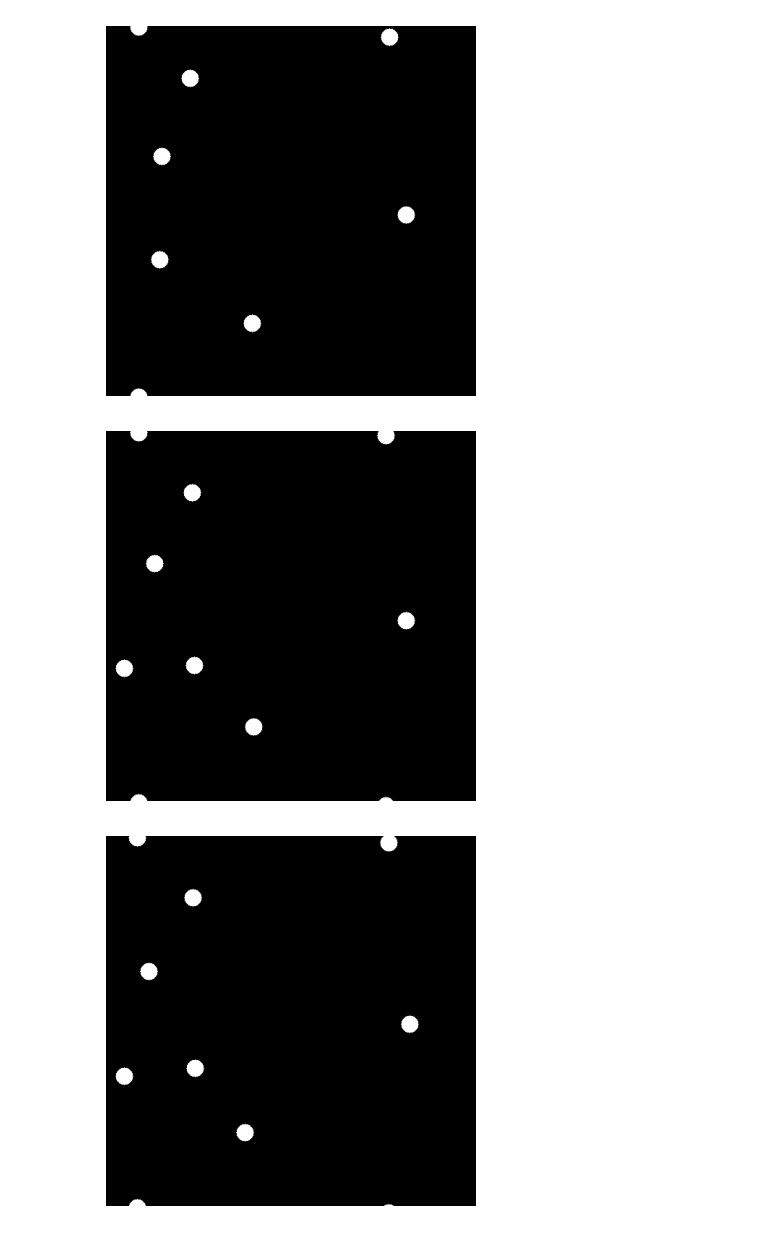
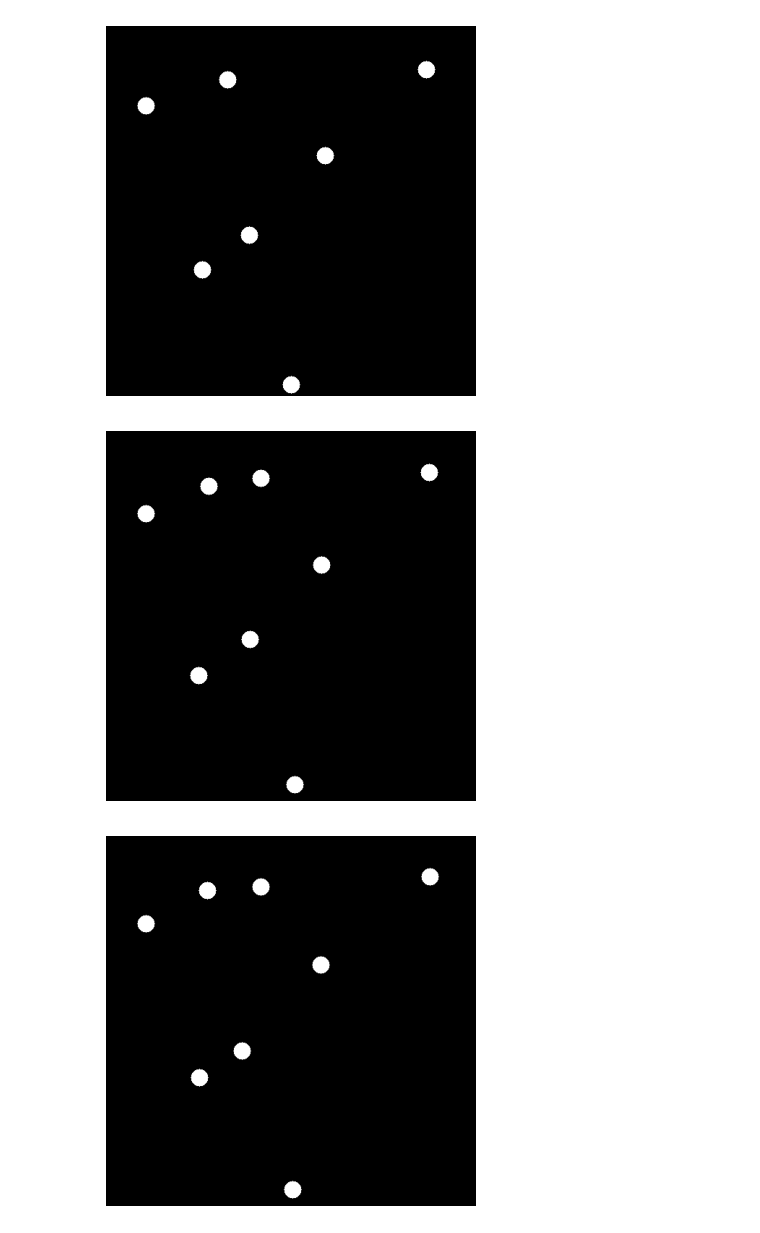
Before and after one commit to mosturm/IWR_CellTrack, a Jupyter notebook: dots_2_CNet.ipynb, the cells around one changed output. Saved outputs shown, nothing was run; the diff lists cells and outputs as text; code cells hidden in the pictures.

```diff
--- a/dots_2_CNet.ipynb
+++ b/dots_2_CNet.ipynb
@@ -245,7 +245,7 @@ def map_value_linear(value, in_min, in_max, out_min, out_max):
     # Map the value to the output range using linear interpolation
     return int((value - in_min) * (out_max - out_min) / (in_max - in_min) + out_min)
 # %%
-path_GT='3_GT'
+path_GT='8_GT'
 
 for z in range(12):
     make_ini_pic(path_GT, t=z)
@@ -259,3 +259,3 @@ for z in range(12):
-[figure, old version]
+[figure, new version]
-[figure, old version]
+[figure, new version]
-[figure, old version]
+[figure, new version]
```
Also changed, not shown: parts of 4 cells of this notebook, 1 other file.
